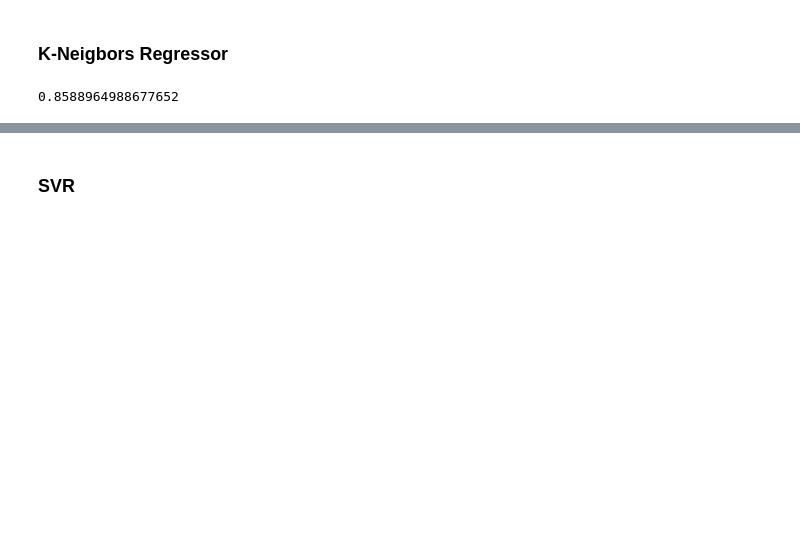
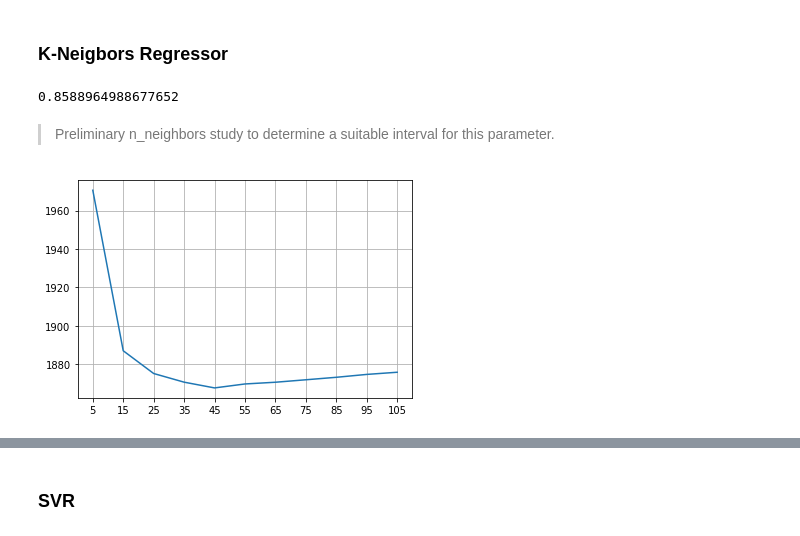
Before and after one commit to flpsantos3/PD_part3, a Jupyter notebook: PD03_P3.ipynb, the cells around one changed output, grey strips where cells are left out. Drawn from its saved outputs; the diff is of its cells as text; code cells hidden in the pictures; blank space fills up the shorter version.

```diff
--- a/PD03_P3.ipynb
+++ b/PD03_P3.ipynb
@@ -531,17 +532,18 @@ dtr.score(X_train_scaled, y_train) # great value for R2
 # %% [output]
 0.989127689788098
 # %%
-dtr_params={'criterion': ['mse', 'friedman_mse', 'mae', 'poisson']
-            #'splitter': ['best', 'random'],
-            #'min_samples_split': np.arange(0.1, 1.1, 0.1),
-            #'max_features': ['auto', 'sqrt', 'log2']
+dtr_params={'criterion': ['mse'], # tried mse, friedman_mse, mae, poisson
+            'splitter': ['best'], #tried random too
+            'min_samples_split': np.arange(0.1, 1.1, 0.1),
+            'max_features': ['auto', 'sqrt', 'log2']
             }
 
 gs_dtr = GridSearchCV(estimator=DecisionTreeRegressor(),
                   param_grid=dtr_params,
                   scoring='neg_mean_absolute_error',
                   cv=10,
-                  n_jobs=-1)
+                  n_jobs=-1,
+                  verbose=2)
 
 gs_dtr.fit(X_train_scaled, y_train)
 print(gs_dtr.best_score_)
@@ -549,6 +558,11 @@ print(gs_dtr.best_params_)
 # %%
 # building DecisionTreeRegressor model with the best parameters from Gridsearch
-gs_dtree=DecisionTreeRegressor(criterion=, random_state=0)
+gs_dtree=DecisionTreeRegressor(criterion='mse',
+                               splitter='best',
+                               min_samples_split=0.1,
+                               max_features='auto',
+                               random_state=0)
+
 gs_dtree.fit(X_train_scaled, y_train)
 
 # predicting X_test values
@@ -565,3 +581,26 @@ knr.fit(X_train_scaled, y_train)
 knr.score(X_train_scaled, y_train) # 0.86 is good
 # %% [output]
 0.8588964988677652
+# %% [markdown]
+> Preliminary n_neighbors study to determine a suitable interval for this parameter.
+# %%
+results={}
+for k in range(5, 106, 10):
+  gs_knreg=KNeighborsRegressor(n_neighbors=k, algorithm='auto', weights='distance')
+  gs_knreg.fit(X_train_scaled, y_train)
+
+  # predicting X_test values
+  gs_y_pred = gs_knreg.predict(X_test_scaled)
+
+  # calculating mean absolute error of the prediction
+  mae = mean_absolute_error(y_test, gs_y_pred)
+  results[k]=mae
+
+n_neighbors=list(results.keys())
+knn_mae=list(results.values())
+plt.plot(n_neighbors, knn_mae)
+plt.xticks(n_neighbors)
+plt.grid(True)
+plt.show()
+# %% [output]
+[figure, added]
```
Also changed, not shown: parts of 22 cells of this notebook.
